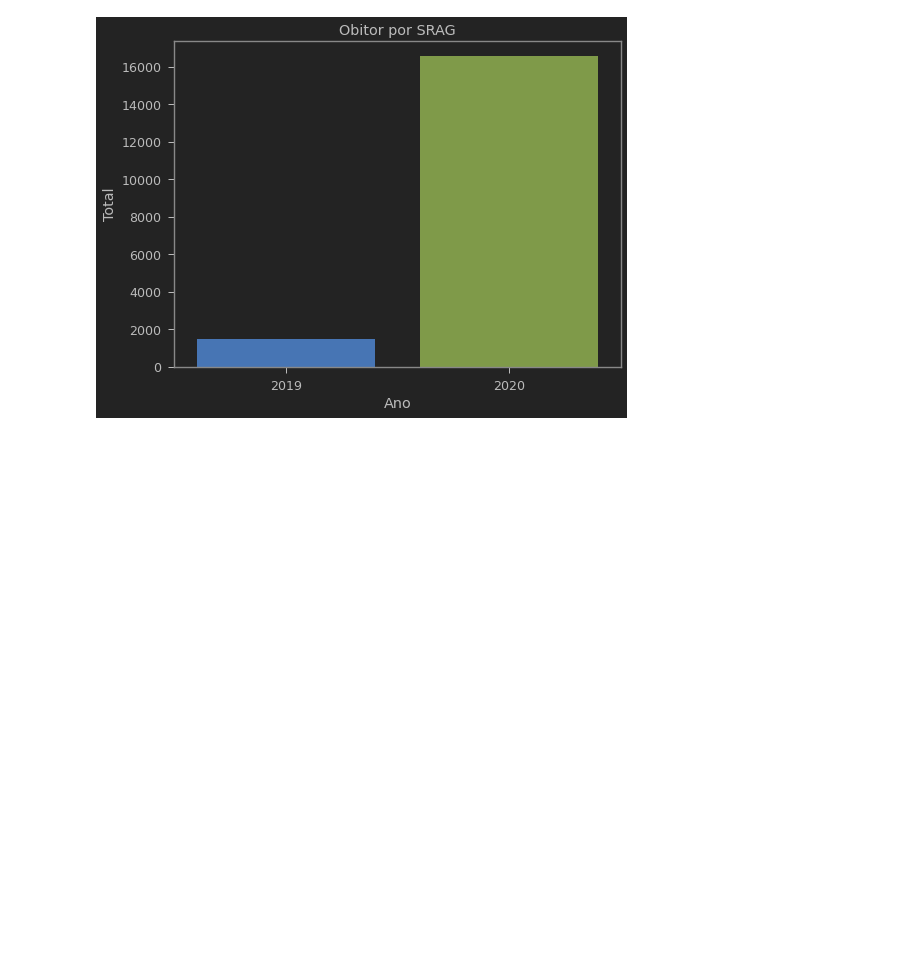
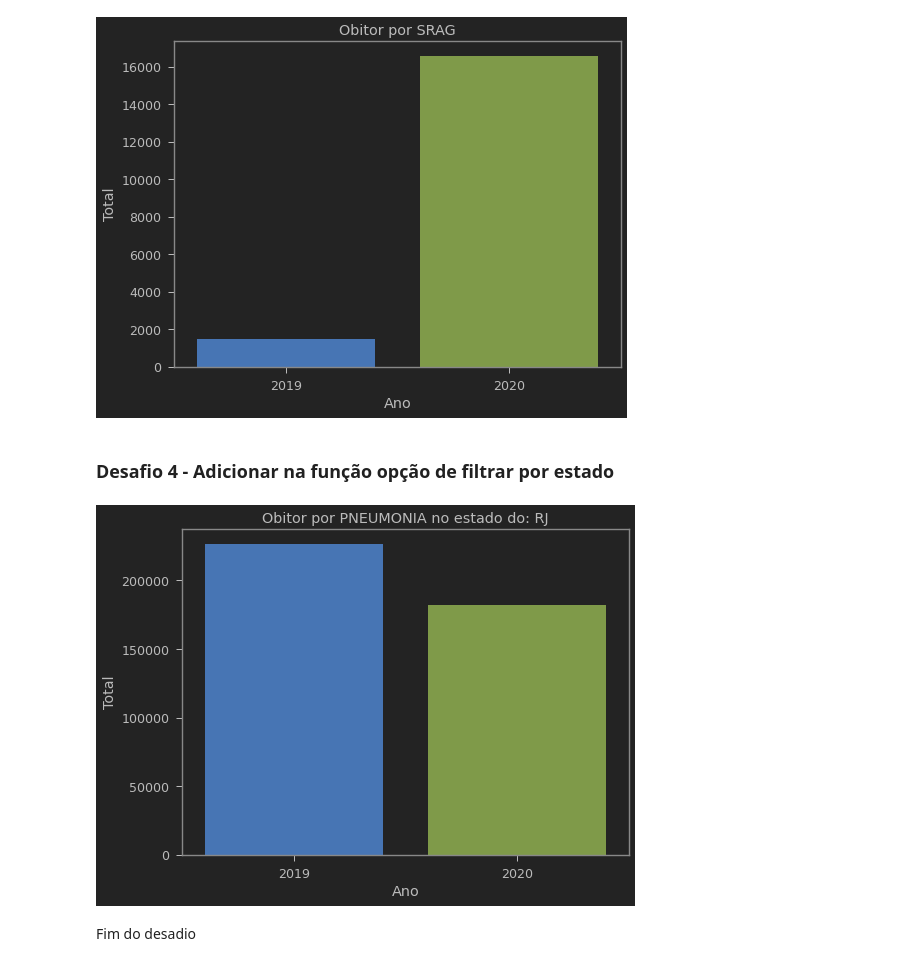
Before and after one commit to Igor-Arantes/analise-covid, a Jupyter notebook: Notebooks/Analise_obitos_covid.ipynb, the cells around one changed output. Drawn from its saved outputs; the diff is of its cells as text; code cells hidden in the pictures; blank space fills up the shorter version.

Commit message:
Função melhorada

```diff
--- a/Notebooks/Analise_obitos_covid.ipynb
+++ b/Notebooks/Analise_obitos_covid.ipynb
@@ -125,3 +125,26 @@ def grafico_comparativo(causa):
 grafico_comparativo('SRAG')
 # %% [output]
 [figure]
+# %% [markdown]
+### Desafio 4 - Adicionar na função opção de filtrar por estado
+# %%
+def grafico_comparativo_estado(causa,uf):
+    total_2019 = dados_2019.query("uf == uf").groupby('tipo_doenca').sum()
+    total_2020 = dados_2020.query("uf == uf").groupby('tipo_doenca').sum()
+
+    lista = int(total_2019.loc[causa]) , int(total_2020.loc[causa])
+
+    plt.figure(figsize=(8,6))
+    dados = pd.DataFrame({'Total':lista,
+                         'Ano':[2019,2020]})
+    plt.title('Obitor por '+causa+' no estado do: '+uf)
+
+
+
+    sns.barplot(x='Ano', y='Total',data=dados)
+# %%
+grafico_comparativo_estado('PNEUMONIA','RJ')
+# %% [output]
+[figure, added]
+# %% [markdown]
+Fim do desadio
```
Also changed, not shown: parts of 4 cells of this notebook.
